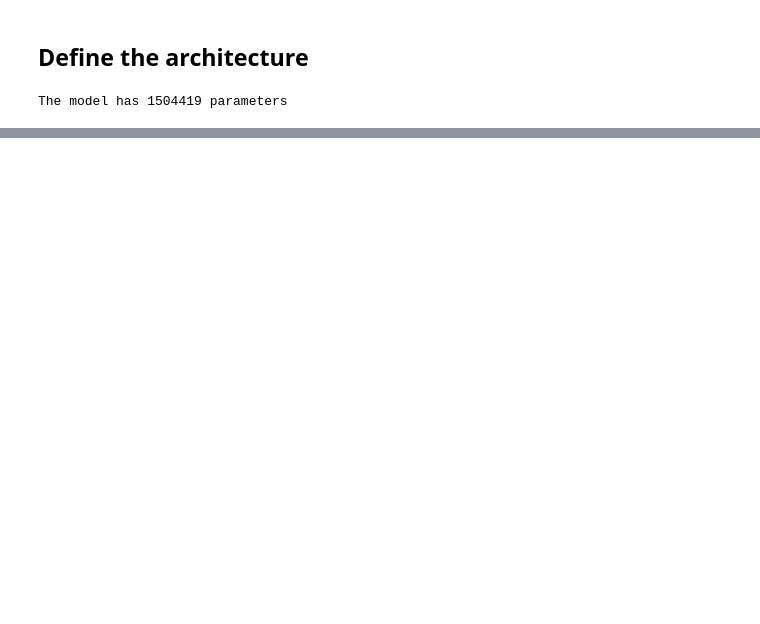
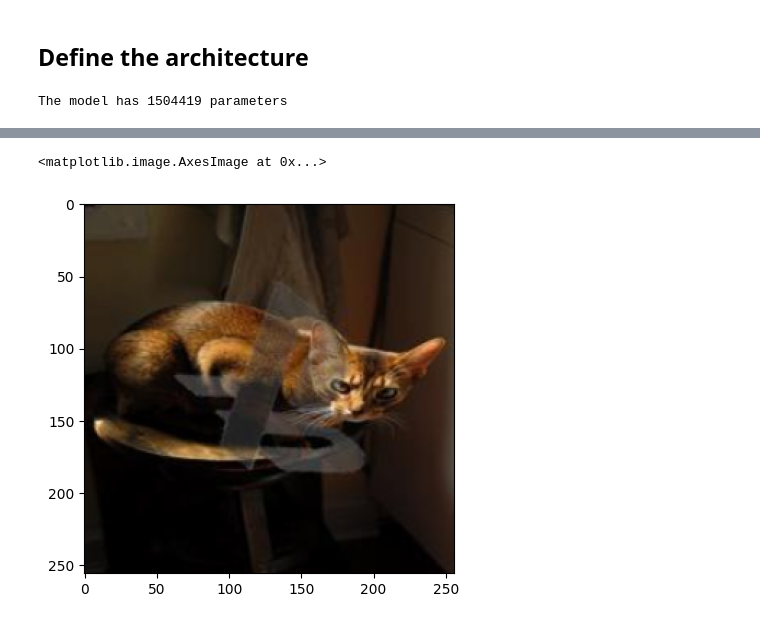
Before and after one commit to CristinaRacovita/watermarked-image-classification, a Jupyter notebook: watermark_removal.ipynb, the cells around one changed output, grey strips where cells are left out. Saved outputs shown, nothing was run; the diff lists cells and outputs as text; code cells hidden in the pictures; blank space fills up the shorter version.

```diff
--- a/watermark_removal.ipynb
+++ b/watermark_removal.ipynb
@@ -215,0 +263,9 @@ torch.Size([1, 3, 256, 256])
+# %%
+trainval_data_w_watermark = trainval_data_wo_watermark.copy(deep=True)
+test_data_w_watermark = test_data_wo_watermark.copy(deep=True)
+
+trainval_data_w_watermark["image_path"] = trainval_data_w_watermark["image_path"].map(lambda x: x.replace("resized_images", "images_with_logos"))
+test_data_w_watermark["image_path"] = test_data_w_watermark["image_path"].map(lambda x: x.replace("resized_images", "images_with_logos"))
+
+train_loader_w_watermark = DataLoader(OxfordPetDataset(trainval_data_w_watermark, transform=transform), batch_size=BATCH_SIZE, shuffle=False)
+test_loader_w_watermark = DataLoader(OxfordPetDataset(test_data_w_watermark, transform=transform), batch_size=BATCH_SIZE, shuffle=False)
@@ -215,0 +347,32 @@ torch.Size([1, 3, 256, 256])
+# %%
+def inverse_normalize(tensor):
+    mean = [0.485, 0.456, 0.406]
+    std = [0.229, 0.224, 0.225]
+
+    mean = torch.tensor(mean).reshape(1, 3, 1, 1)
+    std = torch.tensor(std).reshape(1, 3, 1, 1)
+    tensor = tensor * std + mean
+
+    return tensor
+# %%
+plt.style.use('default')
+
+# Load the model
+loaded_unet = UNet(3, 3)
+loaded_unet.load_state_dict(torch.load("./models/watermark_removal.pth"))
+loaded_unet.eval()
+loaded_unet = loaded_unet.to(DEVICE)
+
+image_index = 10
+
+sample_loader_wo_watermark = DataLoader(OxfordPetDataset(test_data_wo_watermark[image_index: image_index+1], transform=transform), batch_size=BATCH_SIZE, shuffle=False)
+sample_loader_w_watermark = DataLoader(OxfordPetDataset(test_data_w_watermark[image_index: image_index+1], transform=transform), batch_size=BATCH_SIZE, shuffle=False)
+
+with torch.no_grad():
+    for (x_w_watermark, _), (x_wo_watermark, _) in zip(sample_loader_w_watermark, sample_loader_wo_watermark):
+        image_cleaned = unet(x_w_watermark.to(x_w_watermark))
+# %%
+plt.imshow(np.transpose(inverse_normalize(x_w_watermark).cpu().numpy()[0], (1, 2, 0)))
+# %% [output]
+<matplotlib.image.AxesImage at 0x...>
+[figure, added]
```
Also changed, not shown: parts of 17 cells of this notebook, 2 other files.
